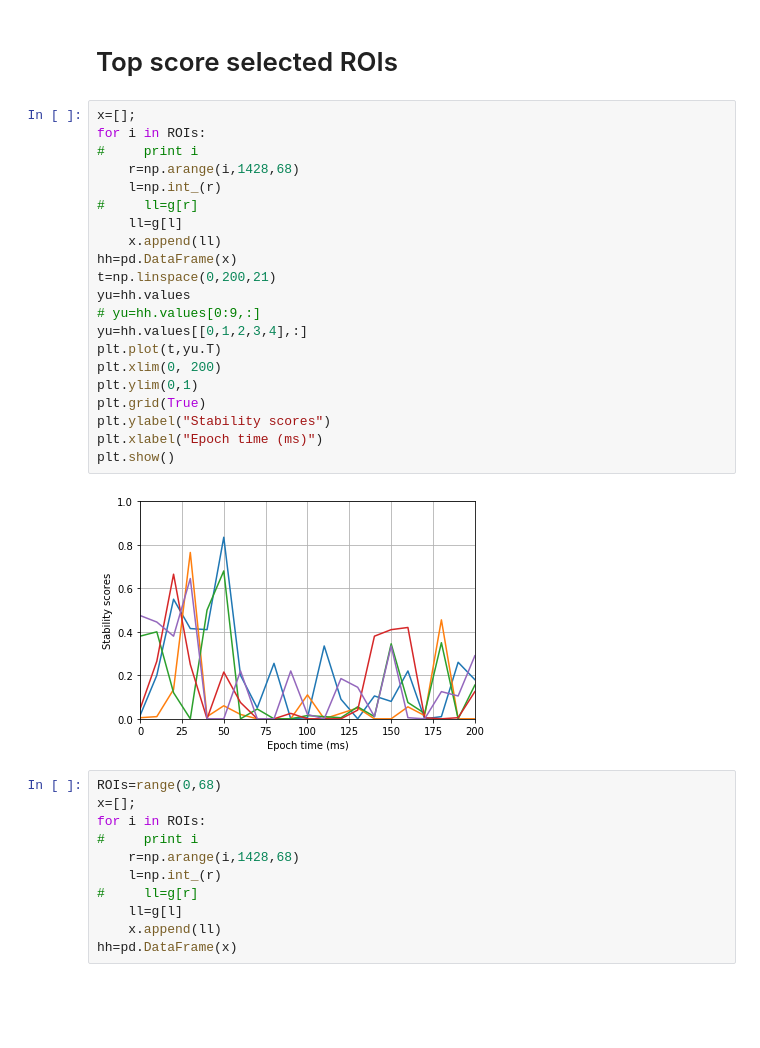
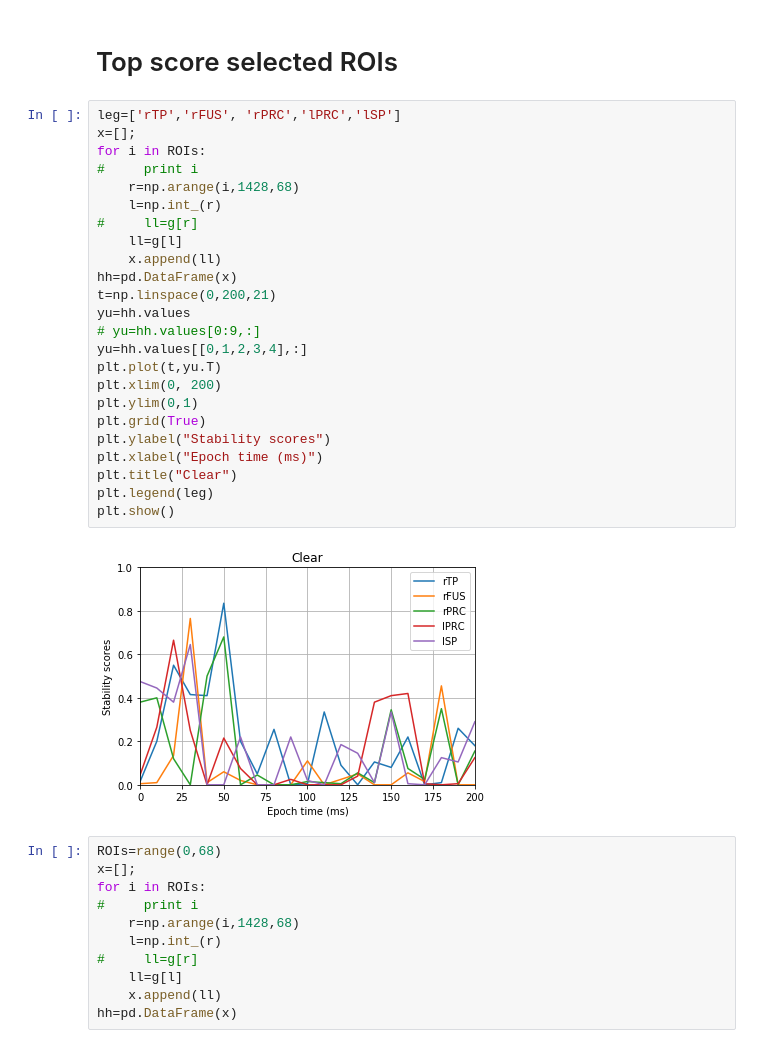
Before and after one commit to msultanmahmud/EEG_Analysis, a Jupyter notebook: Stability_selection_v1/StabilitySelection_clear_Ranking_feat_visual_SV_v6.ipynb, the cells around one changed output. Saved outputs shown, nothing was run; the diff lists cells and outputs as text; blank space fills up the shorter version.

```diff
--- a/Stability_selection_v1/StabilitySelection_clear_Ranking_feat_visual_SV_v6.ipynb
+++ b/Stability_selection_v1/StabilitySelection_clear_Ranking_feat_visual_SV_v6.ipynb
@@ -929,28 +931,31 @@ plt.show()
 # %% [markdown]
 # Top score selected ROIs
 # %%
+leg=['rTP','rFUS', 'rPRC','lPRC','lSP']
 x=[];
 for i in ROIs:
 #     print i
     r=np.arange(i,1428,68)
     l=np.int_(r)
 #     ll=g[r]
     ll=g[l]
     x.append(ll)
 hh=pd.DataFrame(x)
 t=np.linspace(0,200,21)
 yu=hh.values
 # yu=hh.values[0:9,:]
 yu=hh.values[[0,1,2,3,4],:]
 plt.plot(t,yu.T)
 plt.xlim(0, 200)
 plt.ylim(0,1)
 plt.grid(True)
 plt.ylabel("Stability scores")
 plt.xlabel("Epoch time (ms)")
+plt.title("Clear")
+plt.legend(leg)
 plt.show()
 # %% [output]
-[figure, old version]
+[figure, new version]
 # %%
 ROIs=range(0,68)
 x=[];
```
Also changed, not shown: parts of 2 cells of this notebook, 5 other files.
